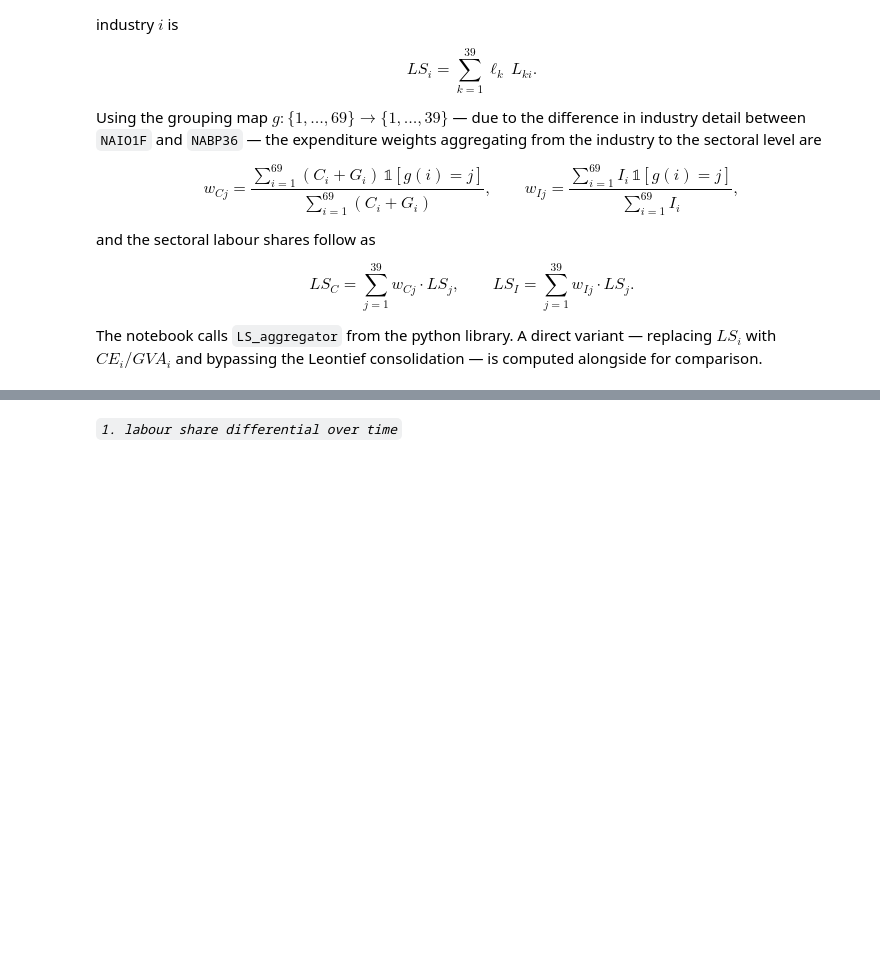
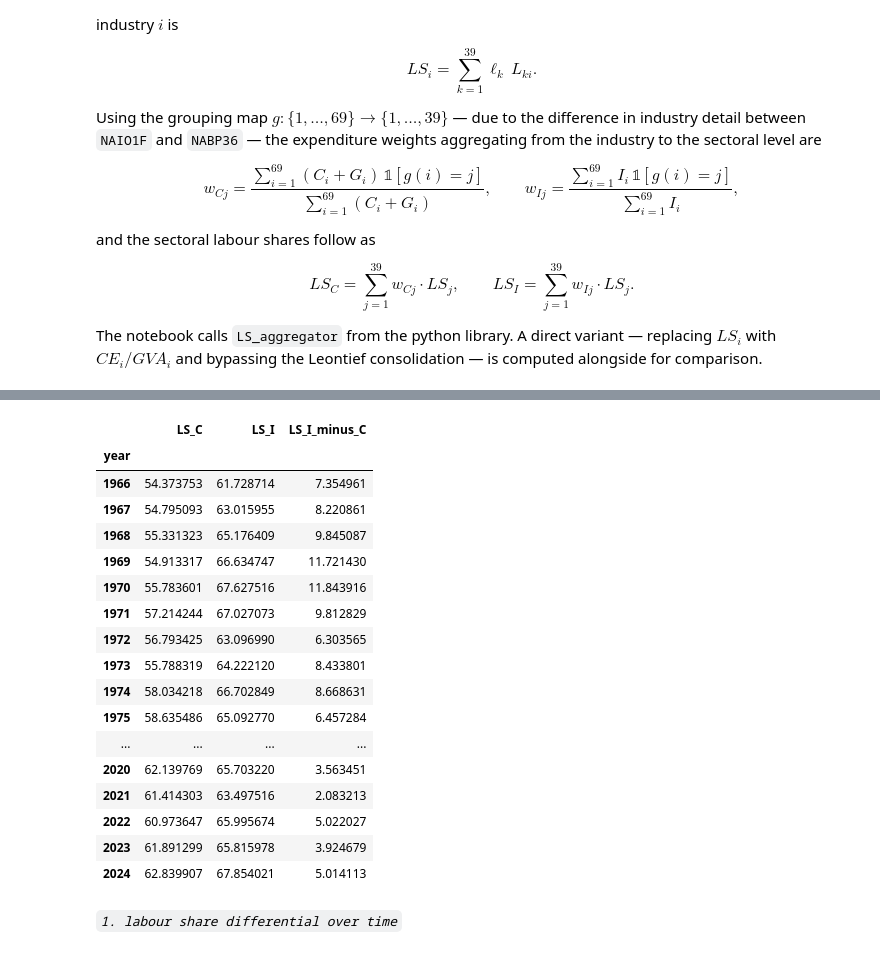
Before and after one commit to cfn368/ba_capinc, a Jupyter notebook: 2_labour_shares.ipynb, the cells around one changed output, grey strips where cells are left out. Cells and saved outputs as stored; diff of their text form; code cells hidden in the pictures; blank space fills up the shorter version.

```diff
--- a/2_labour_shares.ipynb
+++ b/2_labour_shares.ipynb
@@ -63,3 +63,24 @@ Saved LS timeseries to 0_intermediate/direct_NX_cache\ls_timeseries_1966_2024_le
+# %%
+df_ts_leon
+# %% [output]
+|  | LS_C | LS_I | LS_I_minus_C |
+| year |  |  |  |
+| 1966 | 54.373753 | 61.728714 | 7.354961 |
+| 1967 | 54.795093 | 63.015955 | 8.220861 |
+| 1968 | 55.331323 | 65.176409 | 9.845087 |
+| 1969 | 54.913317 | 66.634747 | 11.721430 |
+| 1970 | 55.783601 | 67.627516 | 11.843916 |
+| 1971 | 57.214244 | 67.027073 | 9.812829 |
+| 1972 | 56.793425 | 63.096990 | 6.303565 |
+| 1973 | 55.788319 | 64.222120 | 8.433801 |
+| 1974 | 58.034218 | 66.702849 | 8.668631 |
+| 1975 | 58.635486 | 65.092770 | 6.457284 |
+| ... | ... | ... | ... |
+| 2020 | 62.139769 | 65.703220 | 3.563451 |
+| 2021 | 61.414303 | 63.497516 | 2.083213 |
+| 2022 | 60.973647 | 65.995674 | 5.022027 |
+| 2023 | 61.891299 | 65.815978 | 3.924679 |
+| 2024 | 62.839907 | 67.854021 | 5.014113 |
 # %% [markdown]
 *`1. labour share differential over time`*
 # %%
```
Also changed, not shown: parts of 4 cells of this notebook, 2 other files.
